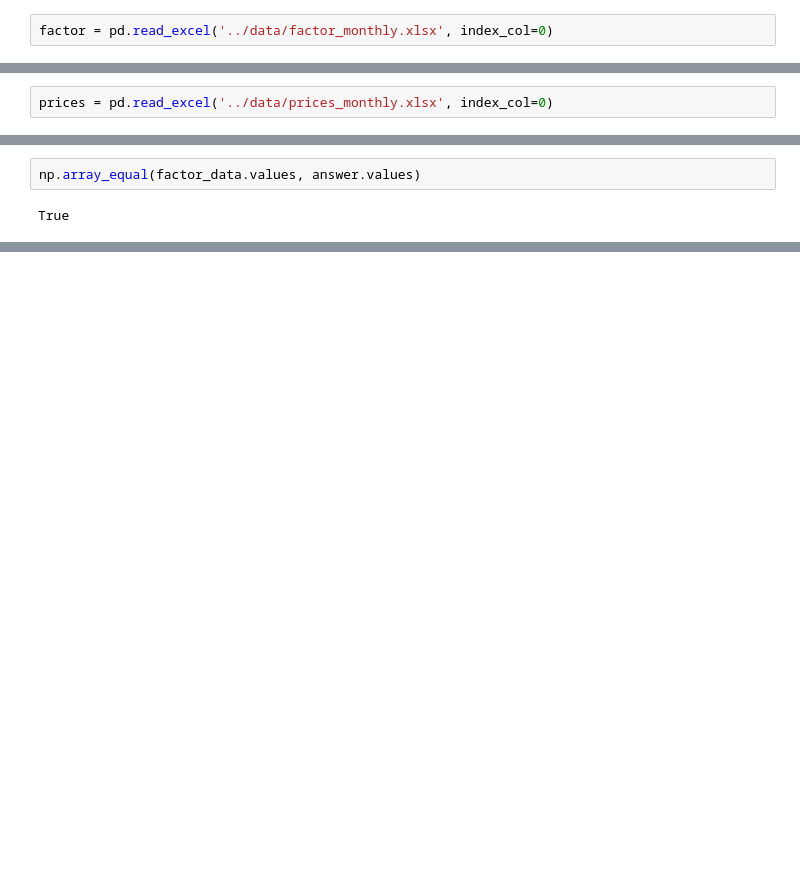
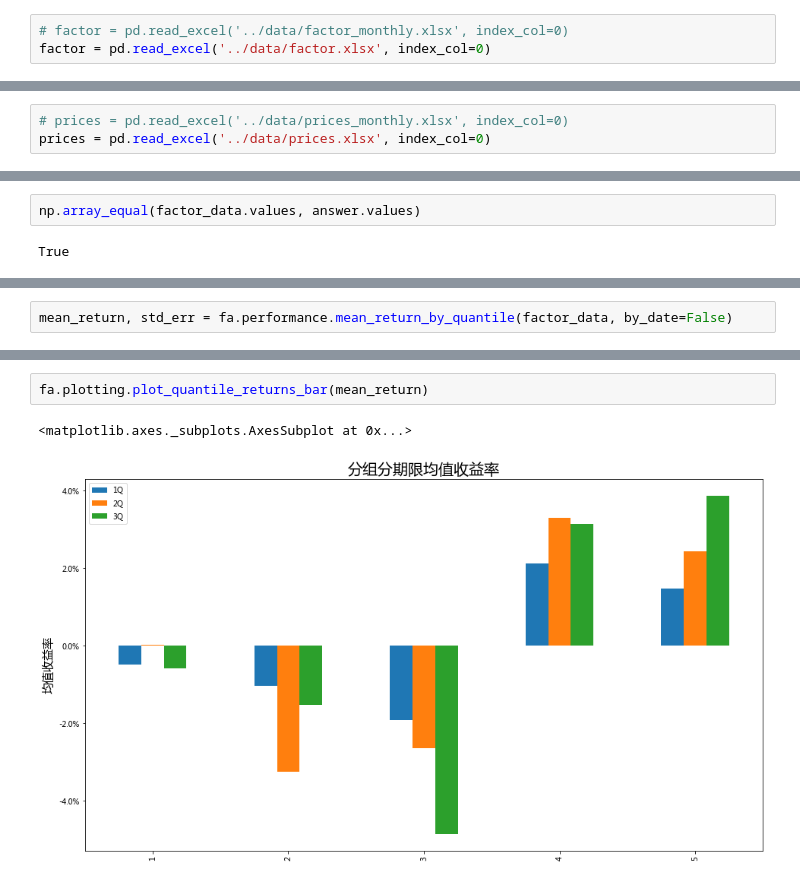
Before and after one commit to wgcgxp/factor_analysis, a Jupyter notebook: notebook/因子分析测试.ipynb, the cells around one changed output, grey strips where cells are left out. Cells and saved outputs as stored; diff of their text form; blank space fills up the shorter version.

```diff
--- a/notebook/因子分析测试.ipynb
+++ b/notebook/因子分析测试.ipynb
@@ -6,4 +7,5 @@ import alphalens
 # %%
-factor = pd.read_excel('../data/factor_monthly.xlsx', index_col=0)
+# factor = pd.read_excel('../data/factor_monthly.xlsx', index_col=0)
+factor = pd.read_excel('../data/factor.xlsx', index_col=0)
 # %%
 factor.index.set_names(['date'], inplace=True)
@@ -30,5 +30,6 @@ Length: 2805, dtype: float64
 # %%
-prices = pd.read_excel('../data/prices_monthly.xlsx', index_col=0)
+# prices = pd.read_excel('../data/prices_monthly.xlsx', index_col=0)
+prices = pd.read_excel('../data/prices.xlsx', index_col=0)
 # %%
 factor_data = fa.utils.get_clean_factor_and_forward_returns(factor, prices, periods=(1,2,3))
 # %% [output]
@@ -62,0 +49,2 @@ True
+# %%
+mean_return, std_err = fa.performance.mean_return_by_quantile(factor_data, by_date=False)
@@ -62,0 +73,5 @@ True
+# %%
+fa.plotting.plot_quantile_returns_bar(mean_return)
+# %% [output]
+<matplotlib.axes._subplots.AxesSubplot at 0x...>
+[figure, added]
```
Also changed, not shown: parts of 19 cells of this notebook, 5 other files.
